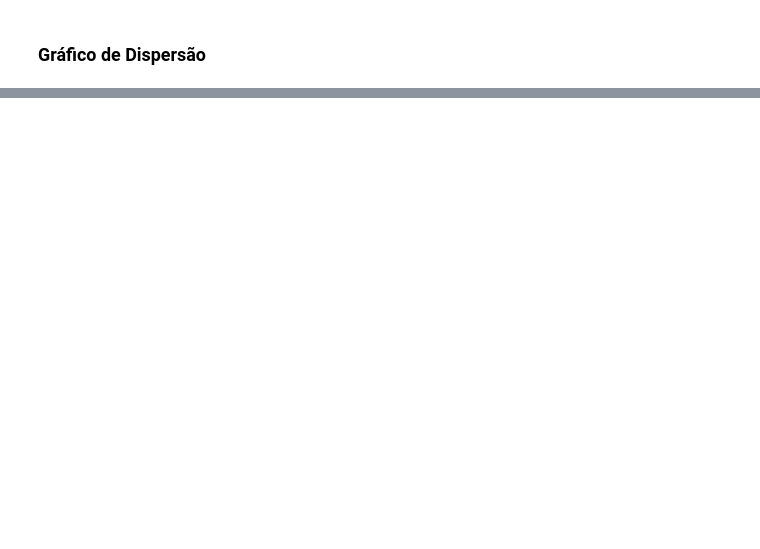
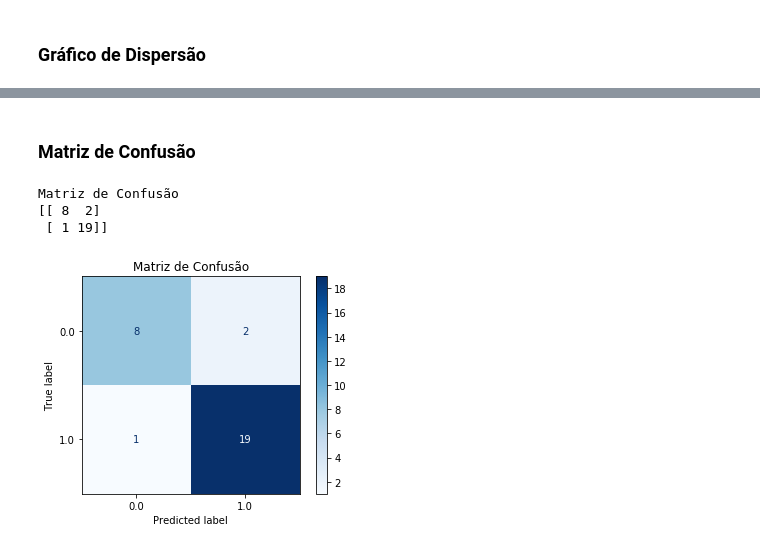
Before and after one commit to MCavalcante16/machine-learning-classificadores-manuais, a Jupyter notebook: Regressão Logística.ipynb, the cells around one changed output, grey strips where cells are left out. Drawn from its saved outputs; the diff is of its cells as text; code cells hidden in the pictures; blank space fills up the shorter version.

```diff
--- a/Regressão Logística.ipynb
+++ b/Regressão Logística.ipynb
@@ -83,0 +86,4 @@ ml.plot_boundaries(NBG, X, y)
+# %%
+DC = ml.Classification_QD()
+# %%
+DC.fit(X_train, y_train)
@@ -83,0 +98,9 @@ ml.plot_boundaries(NBG, X, y)
+# %% [markdown]
+### Matriz de Confusão
+# %%
+ml.plot_confusion_matrix(DC, X_test, y_test)
+# %% [output]
+Matriz de Confusão
+[[ 8  2]
+ [ 1 19]]
+[figure, added]
```
Also changed, not shown: parts of 15 cells of this notebook, 1 other file.
